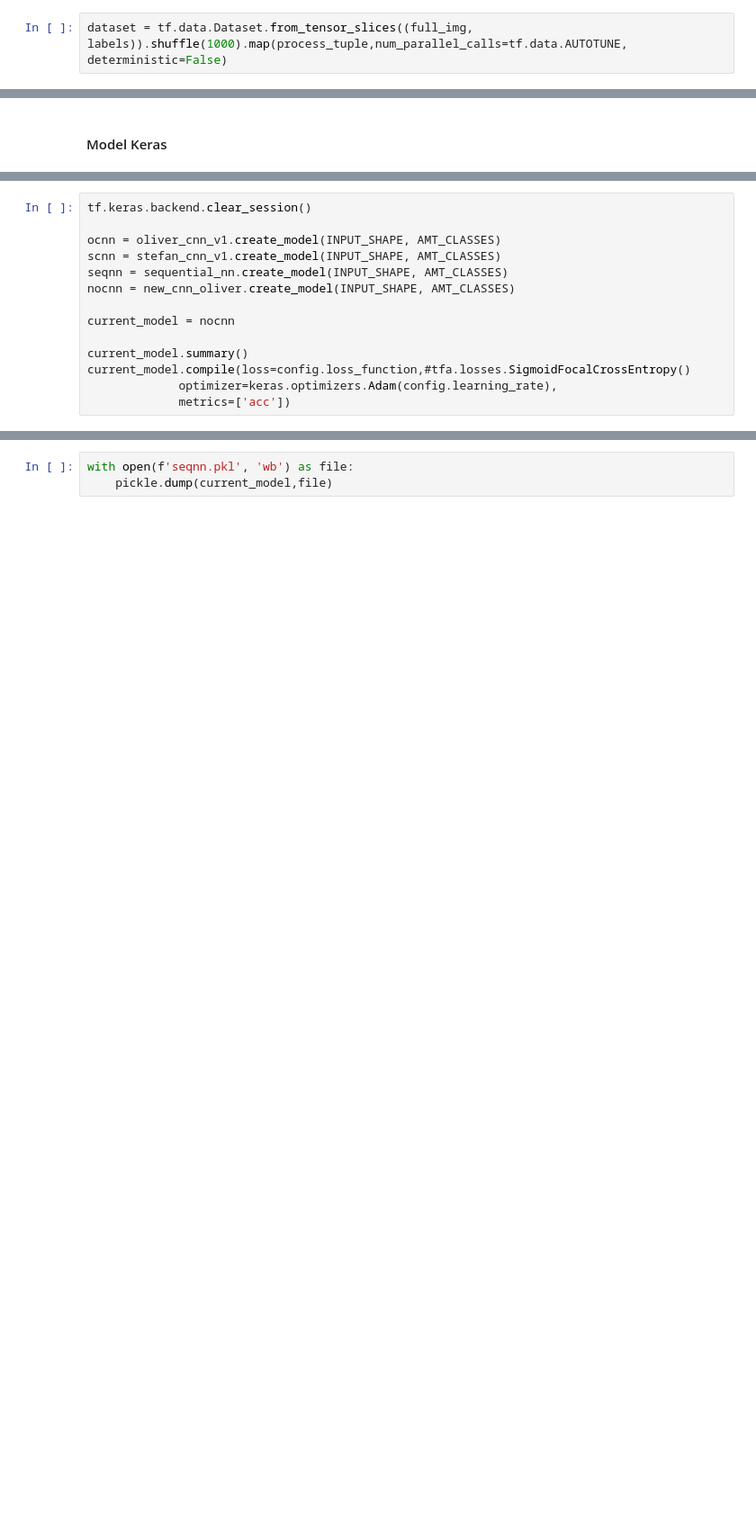
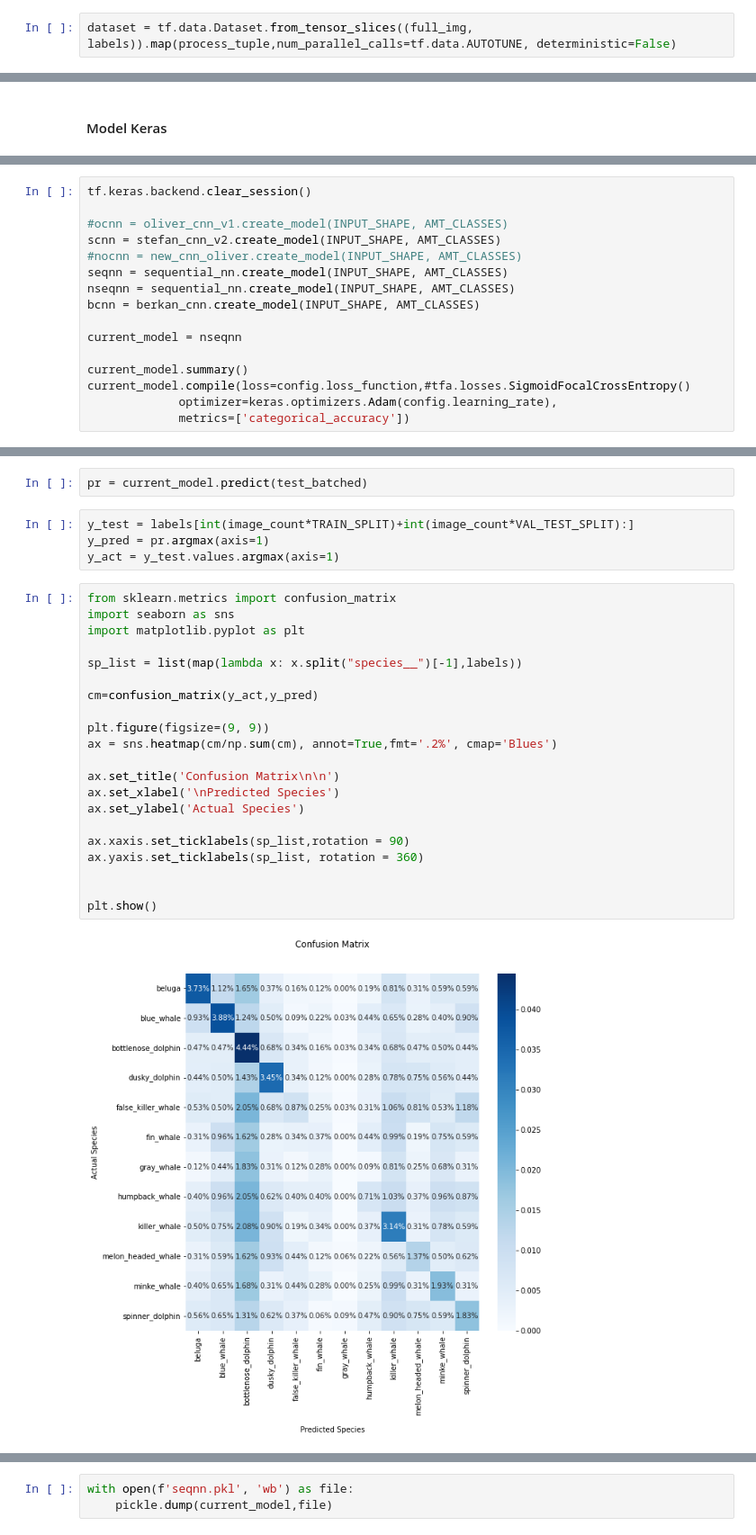
Before and after one commit to oliverweissl/MachineLearning-Project, a Jupyter notebook: input_pipeline.ipynb, the cells around one changed output, grey strips where cells are left out. Shown at 90% size. Drawn from its saved outputs; the diff is of its cells as text; blank space fills up the shorter version.

Commit message:
added sampeling + conf matrix

```diff
--- a/input_pipeline.ipynb
+++ b/input_pipeline.ipynb
@@ -178,7 +216,7 @@ def process_tuple(image,label):
     img = tf.image.convert_image_dtype(img, tf.float16) / 255
     return img, label
 # %%
-dataset = tf.data.Dataset.from_tensor_slices((full_img, labels)).shuffle(1000).map(process_tuple,num_parallel_calls=tf.data.AUTOTUNE, deterministic=False)
+dataset = tf.data.Dataset.from_tensor_slices((full_img, labels)).map(process_tuple,num_parallel_calls=tf.data.AUTOTUNE, deterministic=False)
 # %%
 TRAIN_SPLIT = 0.7
 VAL_TEST_SPLIT = (1-TRAIN_SPLIT)/2
@@ -240,15 +307,17 @@ Syncing run earthy-universe-43 to Weights & Biases (docs).
 # %%
 tf.keras.backend.clear_session()
 
-ocnn = oliver_cnn_v1.create_model(INPUT_SHAPE, AMT_CLASSES)
-scnn = stefan_cnn_v1.create_model(INPUT_SHAPE, AMT_CLASSES)
+#ocnn = oliver_cnn_v1.create_model(INPUT_SHAPE, AMT_CLASSES)
+scnn = stefan_cnn_v2.create_model(INPUT_SHAPE, AMT_CLASSES)
+#nocnn = new_cnn_oliver.create_model(INPUT_SHAPE, AMT_CLASSES)
 seqnn = sequential_nn.create_model(INPUT_SHAPE, AMT_CLASSES)
-nocnn = new_cnn_oliver.create_model(INPUT_SHAPE, AMT_CLASSES)
+nseqnn = sequential_nn.create_model(INPUT_SHAPE, AMT_CLASSES)
+bcnn = berkan_cnn.create_model(INPUT_SHAPE, AMT_CLASSES)
 
-current_model = nocnn
+current_model = nseqnn
 
 current_model.summary()
 current_model.compile(loss=config.loss_function,#tfa.losses.SigmoidFocalCrossEntropy()
              optimizer=keras.optimizers.Adam(config.learning_rate),
-             metrics=['acc'])
+             metrics=['categorical_accuracy'])
 # %% [output]
@@ -289,3 +373,32 @@ Epoch 2/300
+# %%
+pr = current_model.predict(test_batched)
+# %%
+y_test = labels[int(image_count*TRAIN_SPLIT)+int(image_count*VAL_TEST_SPLIT):]
+y_pred = pr.argmax(axis=1)
+y_act = y_test.values.argmax(axis=1)
+# %%
+from sklearn.metrics import confusion_matrix
+import seaborn as sns
+import matplotlib.pyplot as plt
+
+sp_list = list(map(lambda x: x.split("species__")[-1],labels))
+
+cm=confusion_matrix(y_act,y_pred)
+
+plt.figure(figsize=(9, 9))
+ax = sns.heatmap(cm/np.sum(cm), annot=True,fmt='.2%', cmap='Blues')
+
+ax.set_title('Confusion Matrix\n\n')
+ax.set_xlabel('\nPredicted Species')
+ax.set_ylabel('Actual Species')
+
+ax.xaxis.set_ticklabels(sp_list,rotation = 90)
+ax.yaxis.set_ticklabels(sp_list, rotation = 360)
+
+
+plt.show()
+# %% [output]
+[figure, added]
 # %%
 cval = current_model.evaluate(test_batched, verbose = 0)
 
```
Also changed, not shown: parts of 17 cells of this notebook.
